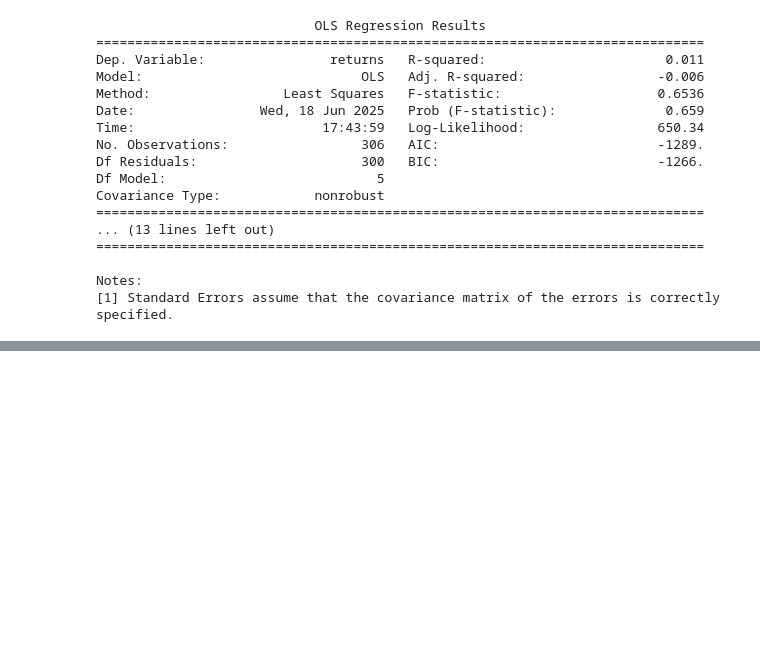
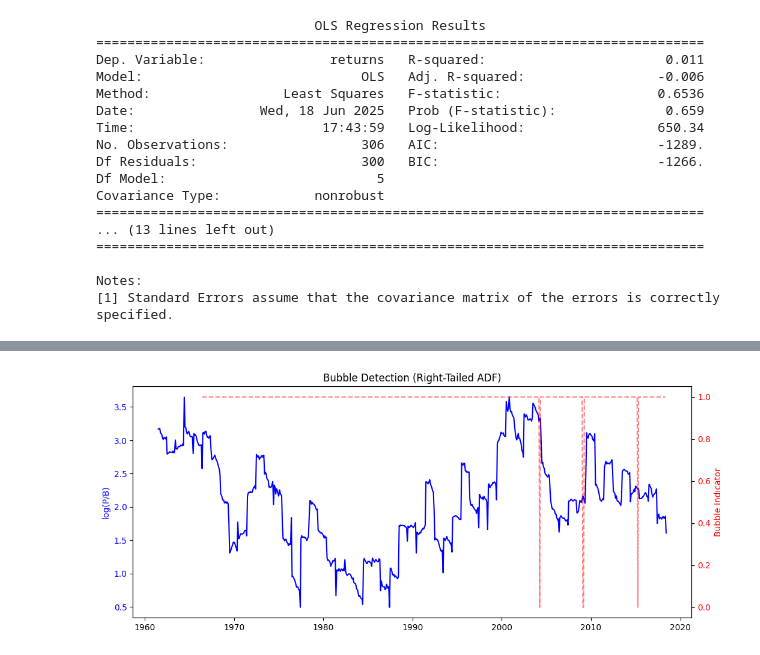
Before and after one commit to justusschenk/valueinvesting, a Jupyter notebook: Market Structure Transformation.ipynb, the cells around one changed output, grey strips where cells are left out. Drawn from its saved outputs; the diff is of its cells as text; code cells hidden in the pictures; blank space fills up the shorter version.

Commit message:
Bubble detection tests

```diff
--- a/Market Structure Transformation.ipynb
+++ b/Market Structure Transformation.ipynb
@@ -109,4 +105,12 @@ from statsmodels.tsa.api import VAR
 var_df = df[['returns', 'vw_hhi', 'etf_share']]
 var_model = VAR(var_df).fit(maxlags=4, ic='aic')
 var_model.summary()
+
+Y = df['returns']
+X = df[['vw_hhi', 'etf_share']]
+X_sm = sm.add_constant(X)
+
+model = sm.OLS(Y, X_sm)
+results = model.fit(cov_type="HC3")
+print(results.summary())
 # %% [output]
@@ -129,0 +134,86 @@ etf_share    0.320432  0.226031   1.000000
+# %%
+#Preparing data
+pb_short_cleaned = []
+for entry in pb_short:
+    date = entry['date']
+    pb_series = entry['pb_short']
+    if isinstance(pb_series, pd.Series):
+        avg_pb = pb_series.mean()
+    else:
+        avg_pb = pb_series  # fallback in case it's already scalar
+    pb_short_cleaned.append({'date': date, 'pb_short': avg_pb})
+# %%
+import pandas as pd
+import numpy as np
+import statsmodels.tsa.stattools as ts
+import matplotlib.pyplot as plt
+
+# === INPUT: time series of valuation metric, e.g., log(P/B) of growth stocks ===
+# This should be a pd.Series with datetime index
+# Example: log_pb = np.log(growth_portfolio_data['P/B'])
+
+def rolling_adf_test(series, min_window=24):
+    """
+    Runs rolling ADF tests on a time series.
+    Returns the ADF statistic and critical value at each step.
+    """
+    adf_stats = []
+    crit_vals = []
+    dates = []
+
+    for start in range(0, len(series) - min_window):
+        window = series.iloc[start:start + min_window]
+        if window.isnull().any():
+            adf_stats.append(np.nan)
+            crit_vals.append(np.nan)
+            dates.append(series.index[start + min_window - 1])
+            continue
+
+        adf_result = ts.adfuller(window, maxlag=1, regression='c', autolag=None)
+        adf_stats.append(adf_result[0])
+        crit_vals.append(adf_result[4]['1%'])  # right-tailed rejection at 1%
+        dates.append(series.index[start + min_window - 1])
+
+    results = pd.DataFrame({
+        'date': dates,
+        'adf_stat': adf_stats,
+        'crit_value_1pct': crit_vals
+    }).set_index('date')
+
+    results['bubble_flag'] = results['adf_stat'] > results['crit_value_1pct']
+    return results
+
+
+pb_short_df = pd.DataFrame(pb_short_cleaned)
+pb_short_df.set_index('date', inplace=True)
+pb_short_df.index = pb_short_df.index.to_timestamp()
+
+log_pb = np.log(pb_short_df["pb_short"]).dropna()
+
+
+
+bubble_results = rolling_adf_test(log_pb, min_window=60)
+
+# === Plot ===
+def plot_bubble_detection(bubble_results, series, title='Bubble Detection (Right-Tailed ADF)'):
+    fig, ax1 = plt.subplots(figsize=(12, 5))
+
+    ax1.plot(series.index, series, label='Valuation Ratio', color='blue')
+    ax1.set_ylabel('log(P/B)', color='blue')
+    ax1.tick_params(axis='y', labelcolor='blue')
+
+    # Add bubble regions
+    ax2 = ax1.twinx()
+    ax2.plot(bubble_results.index, bubble_results['bubble_flag'].astype(int),
+             color='red', label='Bubble Indicator', linestyle='--', alpha=0.5)
+    ax2.set_ylabel('Bubble Indicator', color='red')
+    ax2.tick_params(axis='y', labelcolor='red')
+
+    plt.title(title)
+    plt.show()
+
+# === To run ===
+plot_bubble_detection(bubble_results, log_pb)
+print(bubble_results)
+# %% [output]
+[figure, added]
```
Also changed, not shown: parts of 12 cells of this notebook, 1 other file.
